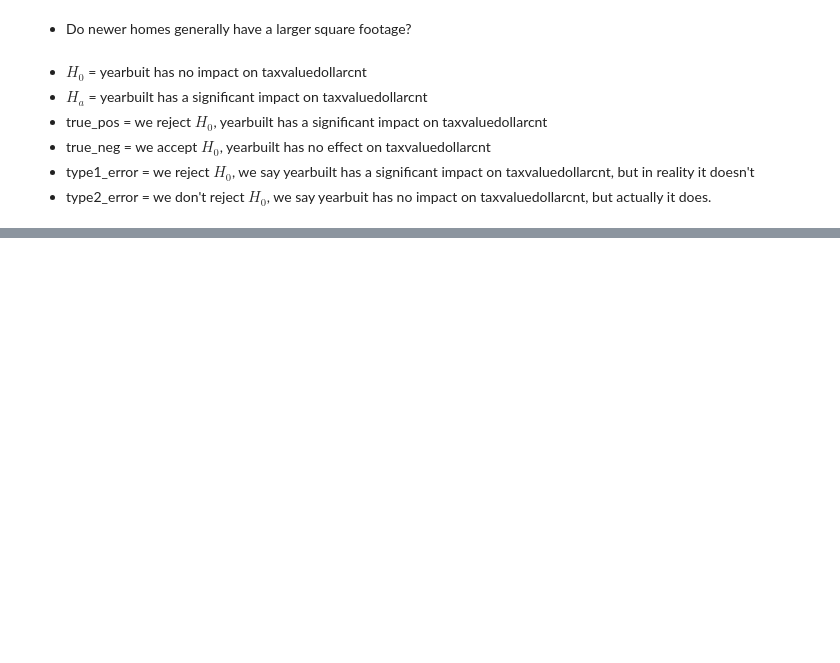
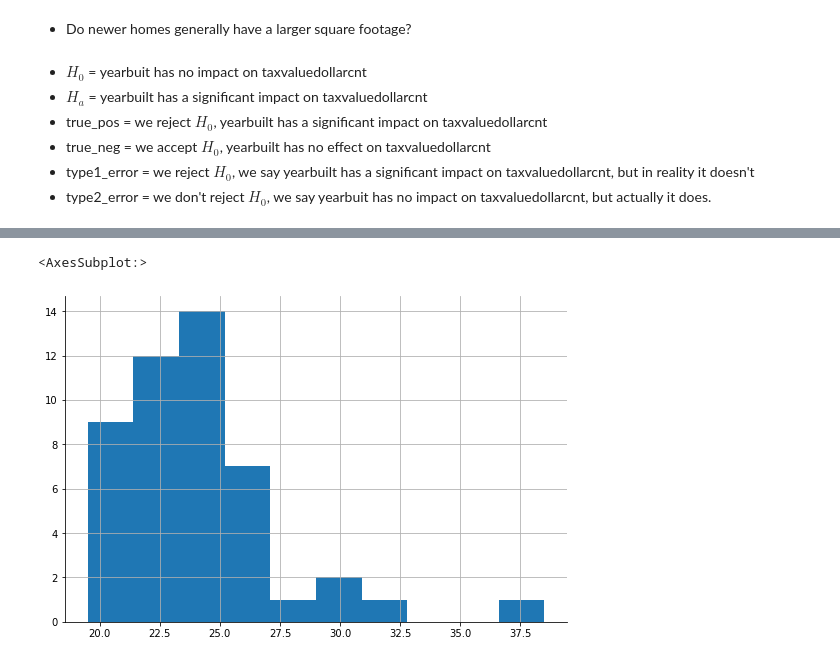
Before and after one commit to DesireeMcElroy/statistics-exercises, a Jupyter notebook: hypothesis_testing.ipynb, the cells around one changed output, grey strips where cells are left out. Cells and saved outputs as stored; diff of their text form; code cells hidden in the pictures; blank space fills up the shorter version.

```diff
--- a/hypothesis_testing.ipynb
+++ b/hypothesis_testing.ipynb
@@ -51,0 +172,9 @@ Using the Zillow database:
+# %%
+# set up my variables
+compact = mpg[mpg['class'] == 'compact'].average_mileage
+all_cars = mpg.average_mileage
+# %%
+compact.hist()
+# %% [output]
+<AxesSubplot:>
+[figure, added]
```
Also changed, not shown: parts of 37 cells of this notebook, 1 other file.
